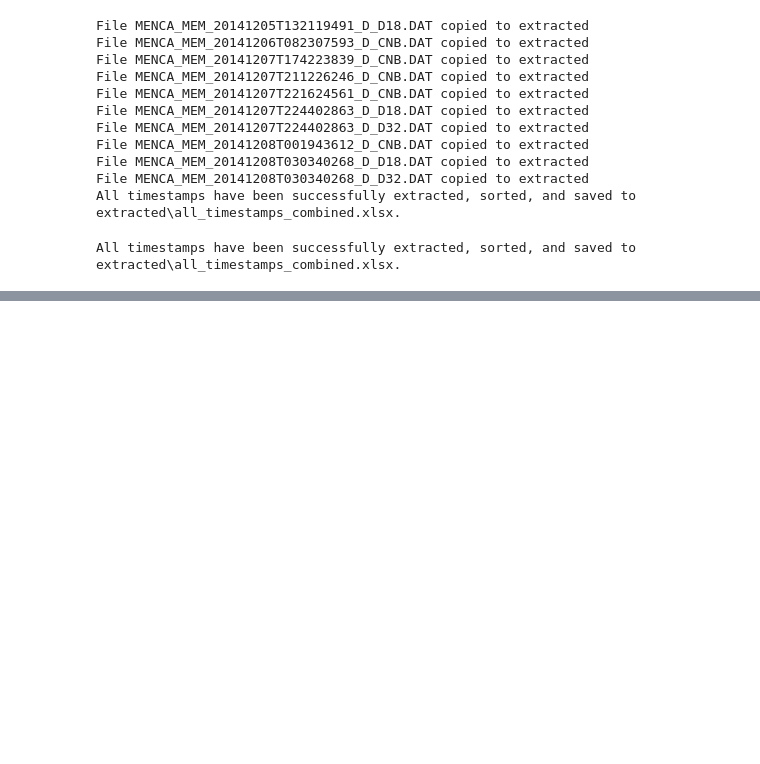
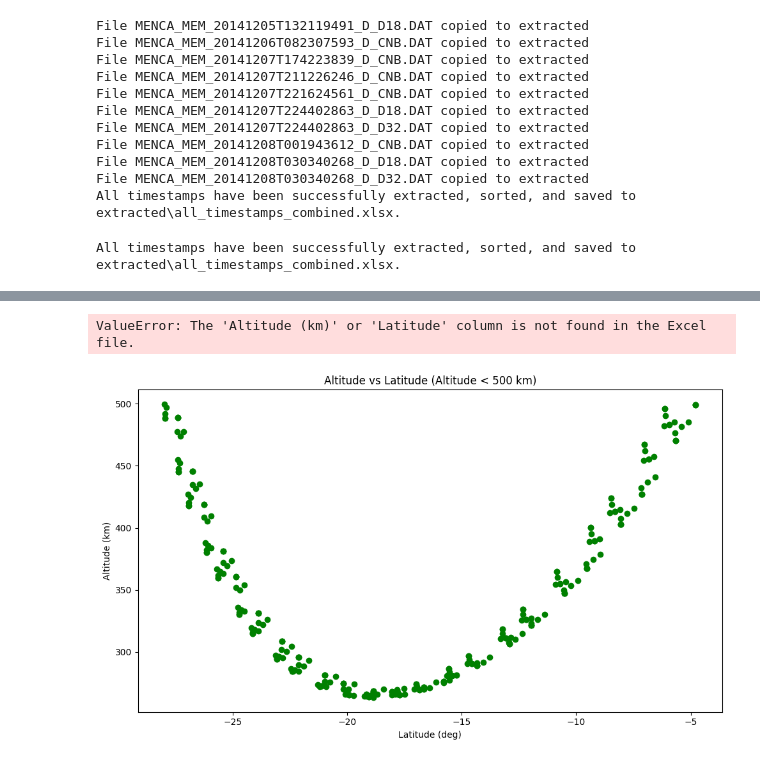
Before and after one commit to Priyans4475/menca-data, a Jupyter notebook: Untitled.ipynb, the cells around one changed output, grey strips where cells are left out. Drawn from its saved outputs; the diff is of its cells as text; code cells hidden in the pictures; blank space fills up the shorter version.

```diff
--- a/Untitled.ipynb
+++ b/Untitled.ipynb
@@ -489,0 +602,62 @@ combined_df.to_excel("allCombine.xlsx", index=False)
+# %%
+import pandas as pd
+import matplotlib.pyplot as plt
+
+# Read the Excel file from "Sheet2"
+file_path = "DEC2014_output.xlsx"
+df = pd.read_excel(file_path, sheet_name='Sheet2')  # Use the sheet name 'Sheet2'
+
+# Check if 'Altitude (km)' and 'Latitude' columns exist
+if 'Altitude (km)' not in df.columns or 'Latitude' not in df.columns:
+    raise ValueError("The 'Altitude (km)' or 'Latitude' column is not found in the Excel file.")
+
+# Filter out any invalid latitude values that are not between -90 and 90
+df = df[(df['Latitude'] >= -90) & (df['Latitude'] <= 90)]
+
+# Create a scatter plot between Altitude and Latitude
+plt.figure(figsize=(10, 6))  # Optional: Adjust the figure size
+plt.scatter(df['Latitude'], df['Altitude (km)'], color='green', marker='o')
+
+# Set plot title and labels
+plt.title('Altitude vs Latitude Scatter Plot')
+plt.xlabel('Latitude (deg)')
+plt.ylabel('Altitude (km)')
+
+# Adjust layout to prevent label overlap
+plt.tight_layout()
+
+# Display the plot
+plt.show()
+# %% [output]
+ValueError: The 'Altitude (km)' or 'Latitude' column is not found in the Excel file.
+# %%
+import pandas as pd
+import matplotlib.pyplot as plt
+
+# Read the Excel file from "Sheet2"
+file_path = "DEC2014_output.xlsx"
+df = pd.read_excel(file_path, sheet_name='Sheet2')  # Use the sheet name 'Sheet2'
+
+# Check if 'Altitude (km)' and 'Latitude (deg)' columns exist
+if 'Altitude (km)' not in df.columns or 'Latitude (deg)' not in df.columns:
+    raise ValueError("The 'Altitude (km)' or 'Latitude (deg)' column is not found in the Excel file.")
+
+# Filter data where 'Altitude (km)' is less than 500 (No restriction on Latitude)
+df_filtered = df[df['Altitude (km)'] < 500]
+
+# Create a scatter plot between Altitude and Latitude
+plt.figure(figsize=(10, 6))  # Optional: Adjust the figure size
+plt.scatter(df_filtered['Latitude (deg)'], df_filtered['Altitude (km)'], color='green', marker='o')
+
+# Set plot title and labels
+plt.title('Altitude vs Latitude (Altitude < 500 km)')
+plt.xlabel('Latitude (deg)')
+plt.ylabel('Altitude (km)')
+
+# Adjust layout to prevent label overlap
+plt.tight_layout()
+
+# Display the plot
+plt.show()
+# %% [output]
+[figure, added]
```
Also changed, not shown: parts of 9 cells of this notebook.
